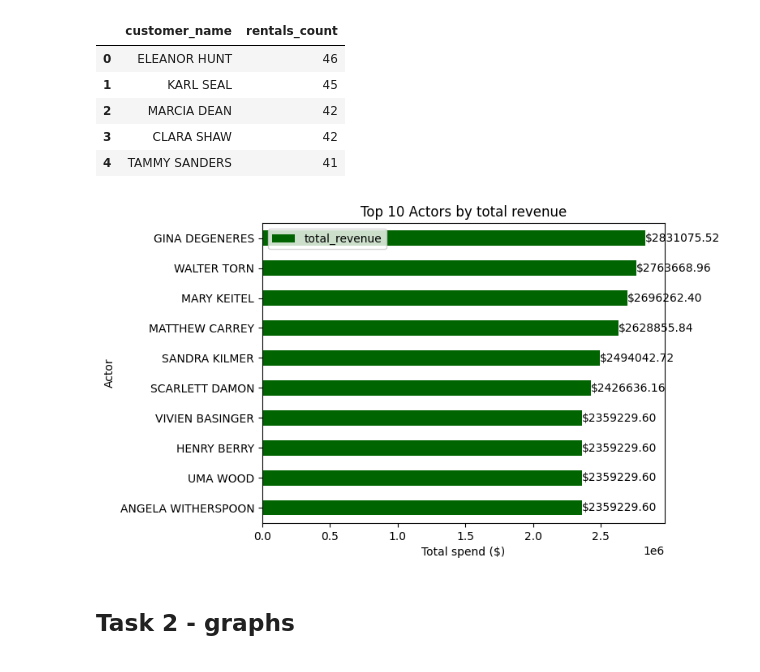
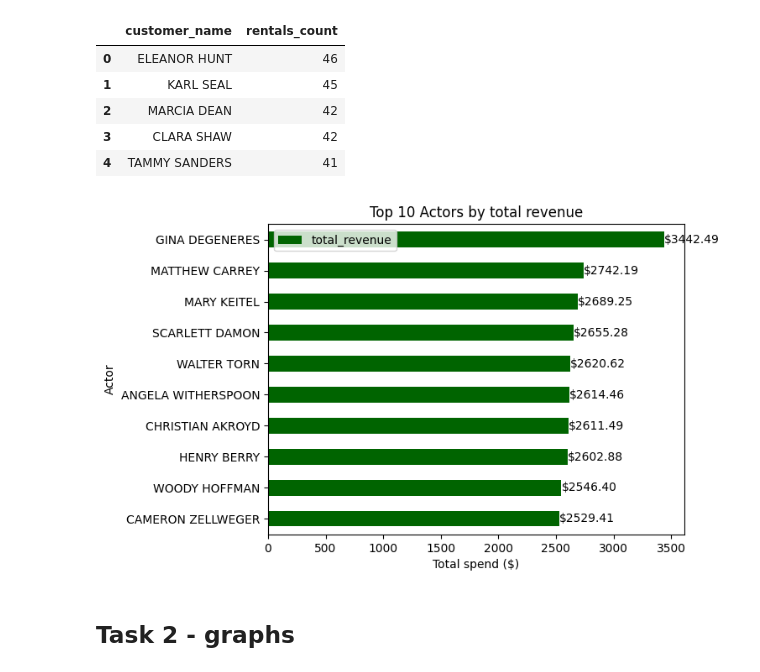
Before and after one commit to Skoga02/SQL_julius_falt_skoglund_de25, a Jupyter notebook: laborations/lab1.1/script.ipynb, the cells around one changed output. Saved outputs shown, nothing was run; the diff lists cells and outputs as text; code cells hidden in the pictures.

```diff
--- a/laborations/lab1.1/script.ipynb
+++ b/laborations/lab1.1/script.ipynb
@@ -277,35 +277,35 @@ LIMIT 5;
 # %%
 actor_revenue = duckdb.sql("""
 SELECT
     a.first_name || ' ' || a.last_name AS actor_name,
     SUM(p.amount) AS total_revenue
 FROM actor a
 JOIN film_actor fa ON a.actor_id = fa.actor_id
-JOIN film f ON f.film_id = f.film_id
+JOIN film f ON fa.film_id = f.film_id
 JOIN inventory i ON f.film_id = i.film_id
 JOIN rental r ON i.inventory_id = r.inventory_id
 JOIN payment p ON r.rental_id = p.rental_id
 GROUP BY a.actor_id, actor_name
 ORDER BY total_revenue DESC
 LIMIT 10;
 """).df()
 
 ax = actor_revenue.plot(
     kind="barh",
     x="actor_name",
     y="total_revenue",
     title="Top 10 Actors by total revenue",
     xlabel="Total spend ($)",
     ylabel="Actor",
     color="darkgreen"
 )
 
 ax.invert_yaxis()
 
 for i, value in enumerate(actor_revenue['total_revenue']):
     ax.text(value + 0.5, i, f"${value:.2f}", va='center')
 # %% [output]
-[figure, old version]
+[figure, new version]
 # %% [markdown]
 ## Task 2 - graphs
 # %%
```
